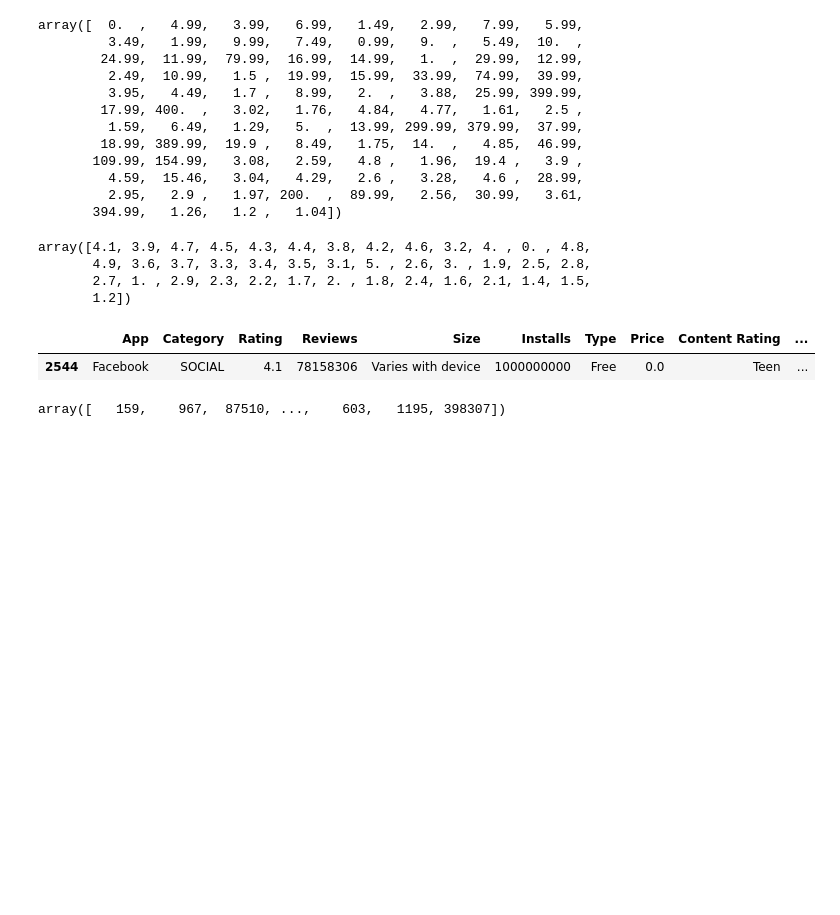
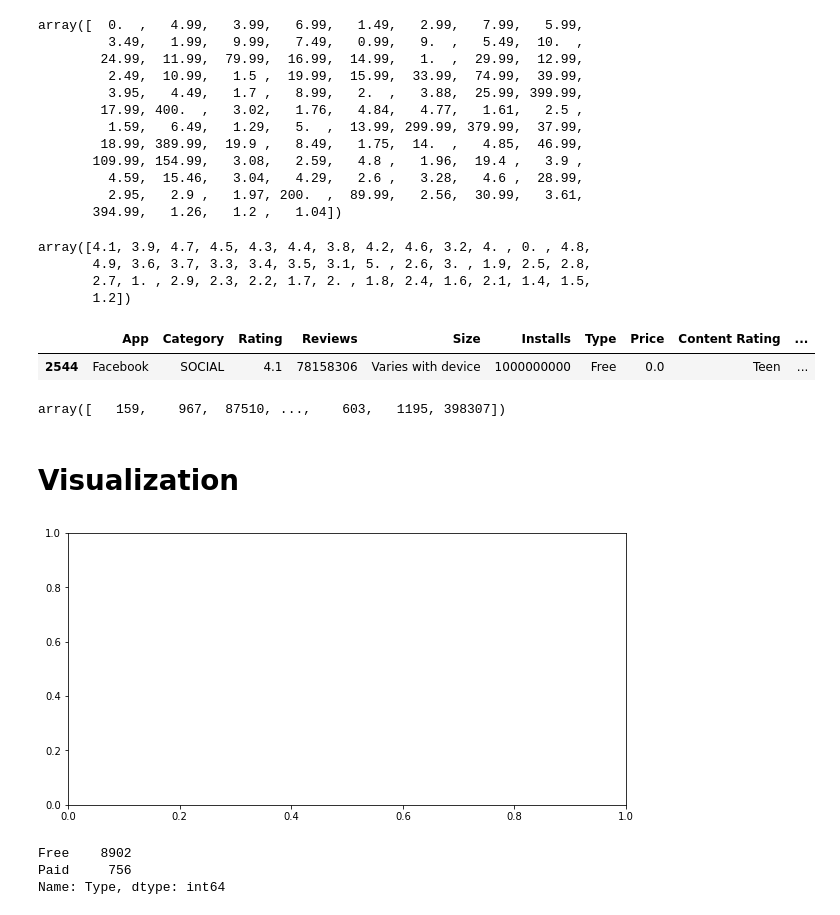
Before and after one commit to Sukhrobjon/DS-1.1, a Jupyter notebook: final_project/google_playstore_visiualization.ipynb, the cells around one changed output. Drawn from its saved outputs; the diff is of its cells as text; code cells hidden in the pictures; blank space fills up the shorter version.

```diff
--- a/final_project/google_playstore_visiualization.ipynb
+++ b/final_project/google_playstore_visiualization.ipynb
@@ -272,3 +277,10 @@ array([   159,    967,  87510, ...,    603,   1195, 398307])
 # %%
 # resetting indecies after cleaning
 df.reset_index(drop=True, inplace=True)
+# %% [markdown]
+# Visualization
+# %%
+## initialize the plotting space in MatPlotLib.
+fig, axs = plt.subplots(figsize=(10, 5))
+# %% [output]
+[figure, added]
@@ -274,0 +295,6 @@ df.reset_index(drop=True, inplace=True)
+# %%
+price_df
+# %% [output]
+Free    8902
+Paid     756
+Name: Type, dtype: int64
```
Also changed, not shown: parts of 21 cells of this notebook, 1 other file.
